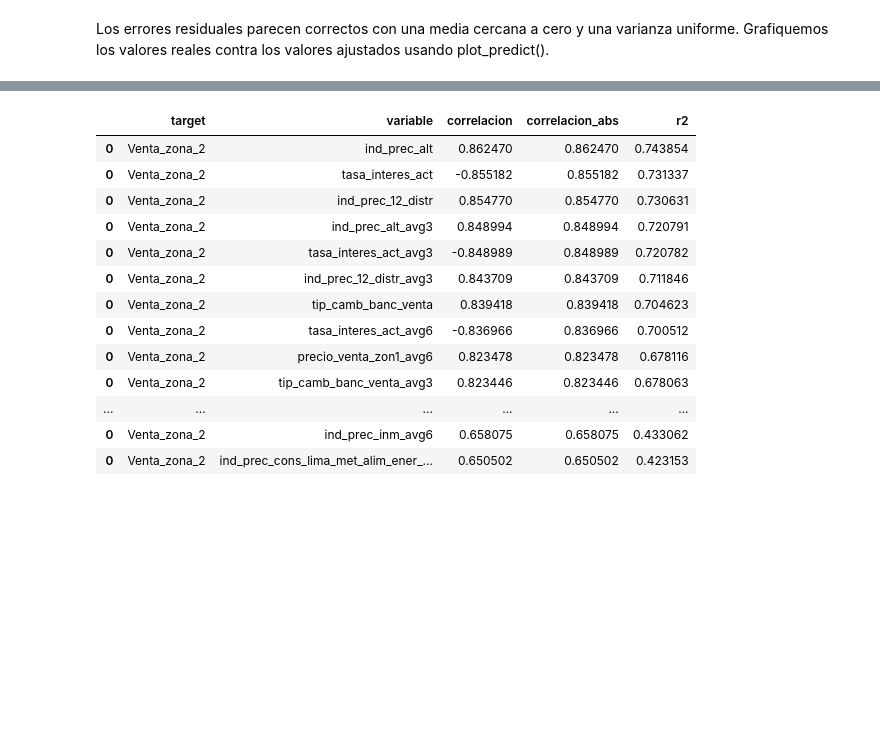
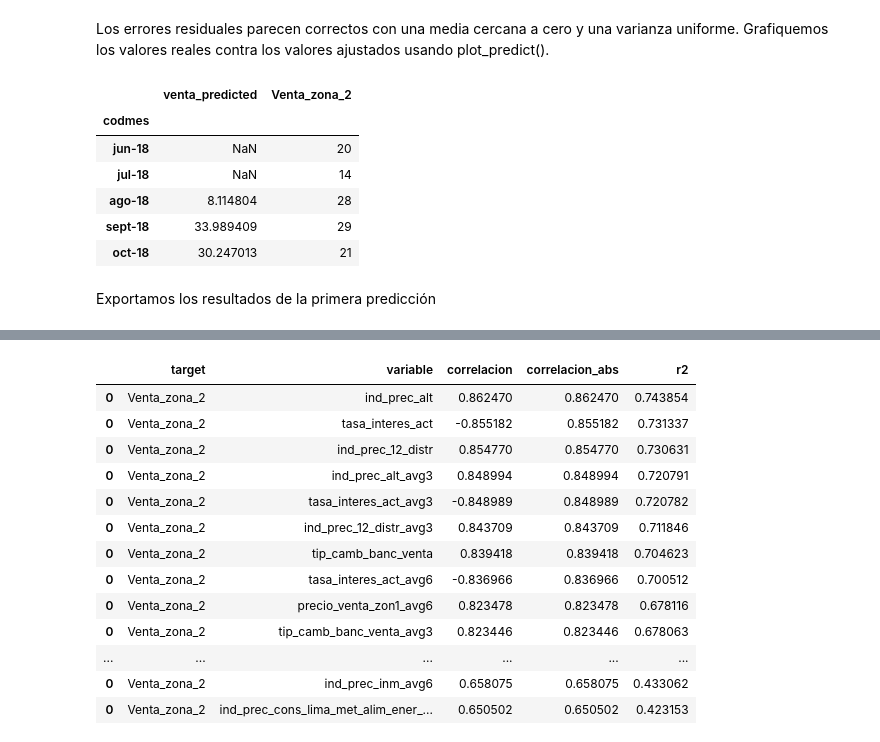
Before and after one commit to JCaballerot/Consultoria_ASEI, a Jupyter notebook: Model_development/JesusMaria/modelDevelopment_zona2_JM_rev.ipynb, the cells around one changed output, grey strips where cells are left out. Drawn from its saved outputs; the diff is of its cells as text; code cells hidden in the pictures; blank space fills up the shorter version.

```diff
--- a/Model_development/JesusMaria/modelDevelopment_zona2_JM_rev.ipynb
+++ b/Model_development/JesusMaria/modelDevelopment_zona2_JM_rev.ipynb
@@ -282,7 +397,17 @@ Los errores residuales parecen correctos con una media cercana a cero y una vari
 # %%
 pd.set_option('display.max_rows', 500)
 # %%
-data_res[['venta_predicted',target]]
+data_res[['venta_predicted', target]].head()
+# %% [output]
+|  | venta_predicted | Venta_zona_2 |
+| codmes |  |  |
+| jun-18 | NaN | 20 |
+| jul-18 | NaN | 14 |
+| ago-18 | 8.114804 | 28 |
+| sept-18 | 33.989409 | 29 |
+| oct-18 | 30.247013 | 21 |
+# %% [markdown]
+Exportamos los resultados de la primera predicción
 # %%
 data_res[['venta_predicted',target]].to_csv('results_JM_zona2.csv', index=0)
 # %%
```
Also changed, not shown: parts of 124 cells of this notebook.
